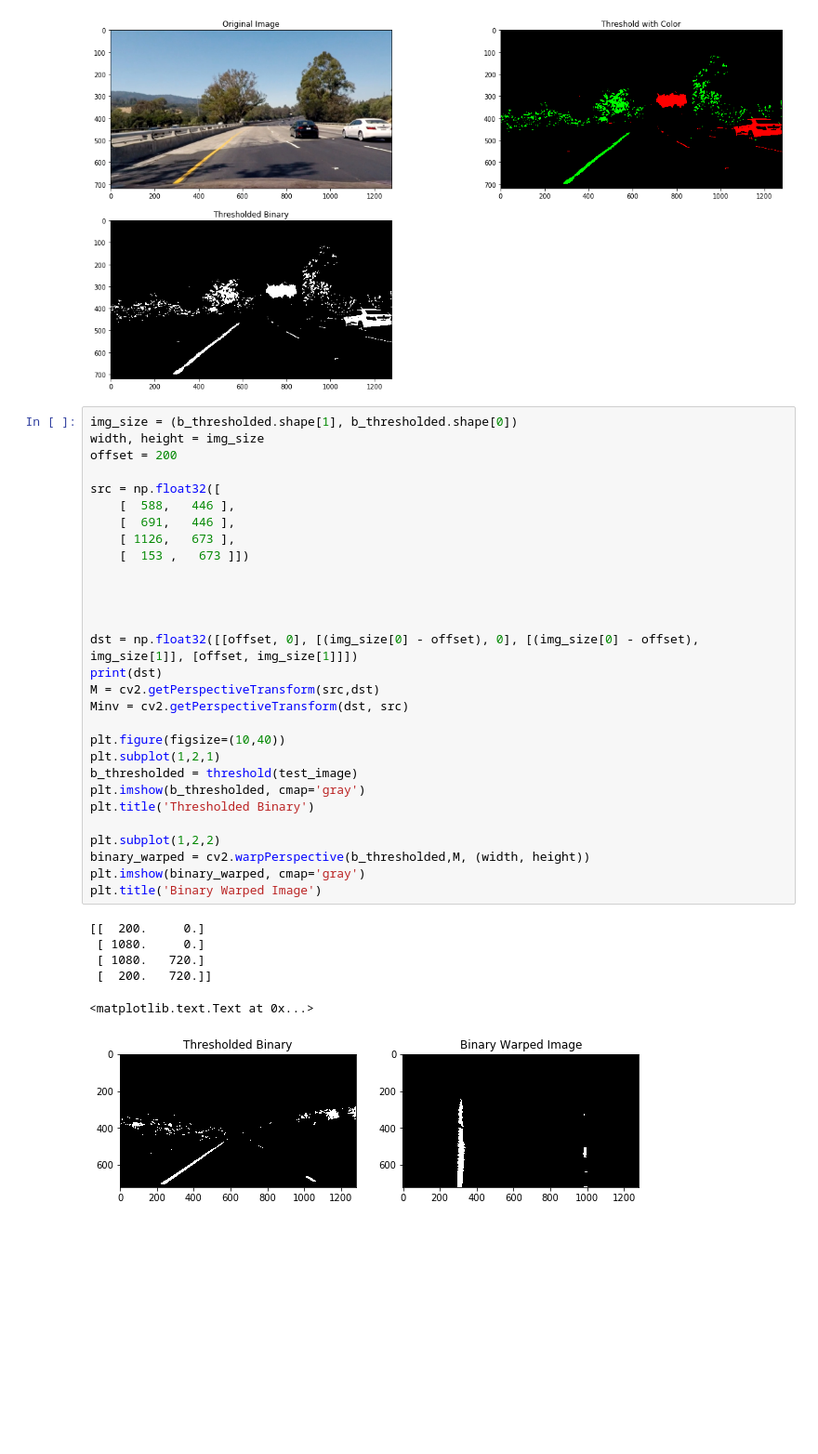
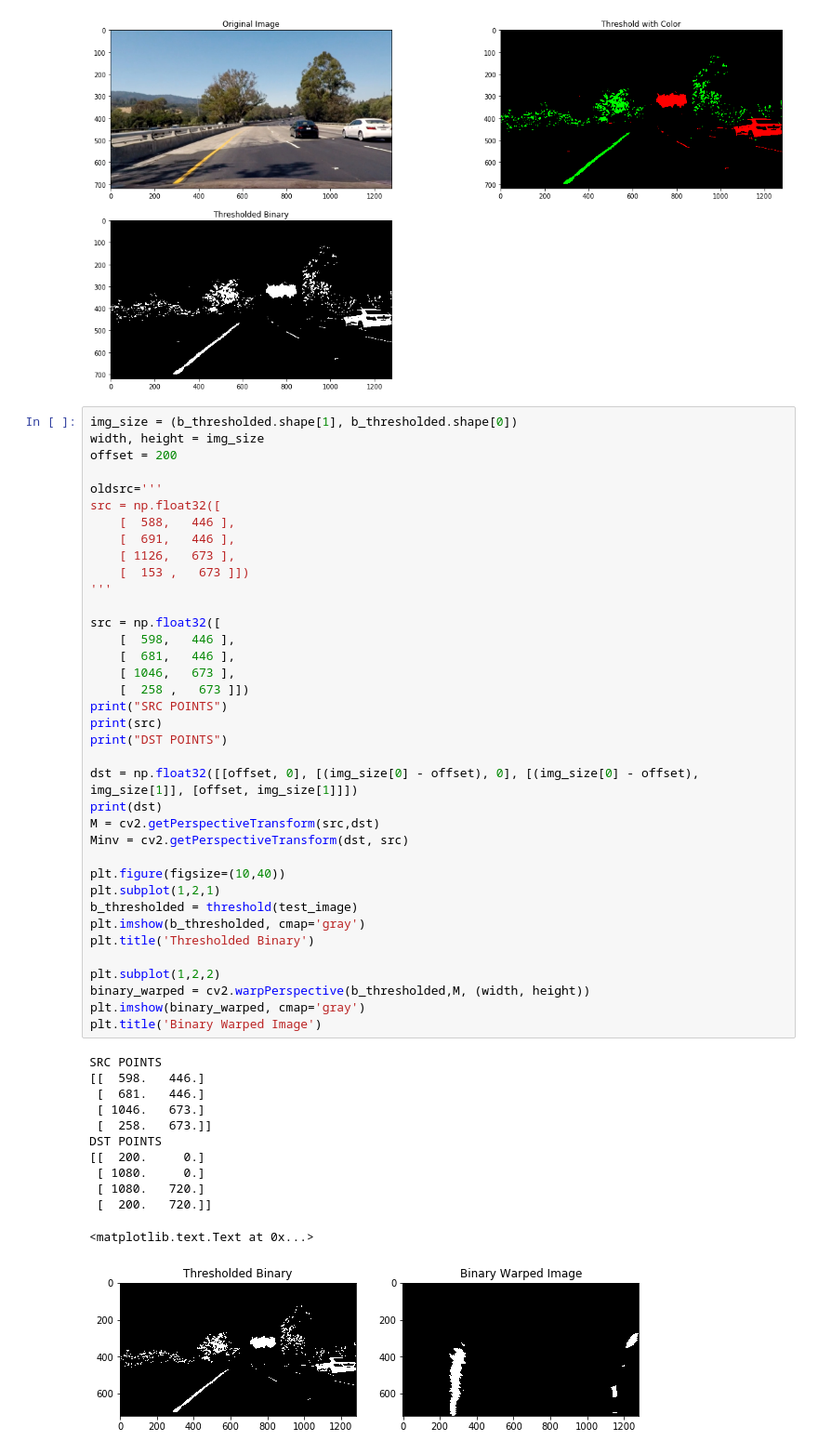
Before and after one commit to ungaro/CarND-Advanced-Lane-Lines, a Jupyter notebook: Advanced Lane Lines.ipynb, the cells around one changed output. Shown at 93% size. Cells and saved outputs as stored; diff of their text form; blank space fills up the shorter version.

```diff
--- a/Advanced Lane Lines.ipynb
+++ b/Advanced Lane Lines.ipynb
@@ -234,37 +239,51 @@ img_size = (b_thresholded.shape[1], b_thresholded.shape[0])
 width, height = img_size
 offset = 200
 
+oldsrc='''
 src = np.float32([
     [  588,   446 ],
     [  691,   446 ],
     [ 1126,   673 ],
     [  153 ,   673 ]])
+'''
 
-
-
+src = np.float32([
+    [  598,   446 ],
+    [  681,   446 ],
+    [ 1046,   673 ],
+    [  258 ,   673 ]])
+print("SRC POINTS")
+print(src)
+print("DST POINTS")
 
 dst = np.float32([[offset, 0], [(img_size[0] - offset), 0], [(img_size[0] - offset), img_size[1]], [offset, img_size[1]]])
 print(dst)
 M = cv2.getPerspectiveTransform(src,dst)
 Minv = cv2.getPerspectiveTransform(dst, src)
 
 plt.figure(figsize=(10,40))
 plt.subplot(1,2,1)
 b_thresholded = threshold(test_image)
 plt.imshow(b_thresholded, cmap='gray')
 plt.title('Thresholded Binary')
 
 plt.subplot(1,2,2)
 binary_warped = cv2.warpPerspective(b_thresholded,M, (width, height))
 plt.imshow(binary_warped, cmap='gray')
 plt.title('Binary Warped Image')
 # %% [output]
+SRC POINTS
+[[  598.   446.]
+ [  681.   446.]
+ [ 1046.   673.]
+ [  258.   673.]]
+DST POINTS
 [[  200.     0.]
  [ 1080.     0.]
  [ 1080.   720.]
  [  200.   720.]]
 <matplotlib.text.Text at 0x...>
-[figure, old version]
+[figure, new version]
 # %%
 import numpy as np
 import cv2
```
Also changed, not shown: parts of 6 cells of this notebook.
